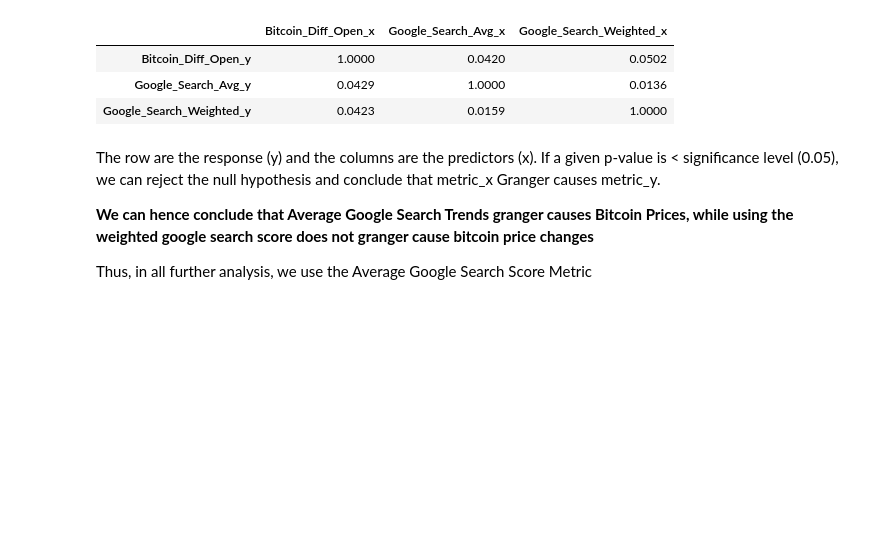
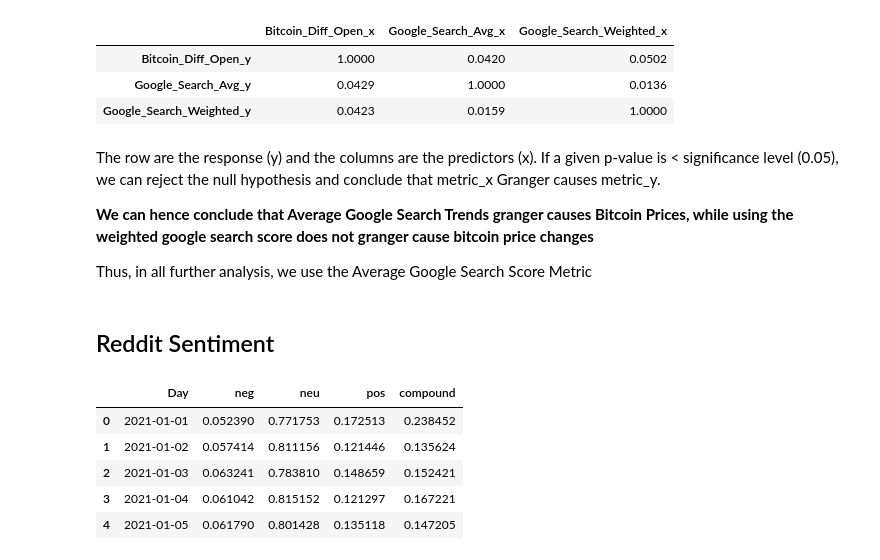
Before and after one commit to aashka-trivedi/cryptocurrency-and-public-sentiment, a Jupyter notebook: code/analysis/GrangerCausality.ipynb, the cells around one changed output. Cells and saved outputs as stored; diff of their text form; code cells hidden in the pictures; blank space fills up the shorter version.

```diff
--- a/code/analysis/GrangerCausality.ipynb
+++ b/code/analysis/GrangerCausality.ipynb
@@ -201,3 +201,5 @@ The row are the response (y) and the columns are the predictors (x). If a given
 **We can hence conclude that Average Google Search Trends granger causes Bitcoin Prices, while using the weighted google search score does not granger cause bitcoin price changes**
 
 Thus, in all further analysis, we use the Average Google Search Score Metric
+# %% [markdown]
+## Reddit Sentiment
@@ -203,0 +209,9 @@ Thus, in all further analysis, we use the Average Google Search Score Metric
+# %%
+reddit.head()
+# %% [output]
+|  | Day | neg | neu | pos | compound |
+| 0 | 2021-01-01 | 0.052390 | 0.771753 | 0.172513 | 0.238452 |
+| 1 | 2021-01-02 | 0.057414 | 0.811156 | 0.121446 | 0.135624 |
+| 2 | 2021-01-03 | 0.063241 | 0.783810 | 0.148659 | 0.152421 |
+| 3 | 2021-01-04 | 0.061042 | 0.815152 | 0.121297 | 0.167221 |
+| 4 | 2021-01-05 | 0.061790 | 0.801428 | 0.135118 | 0.147205 |
```
Also changed, not shown: parts of 12 cells of this notebook, 4 other files.
